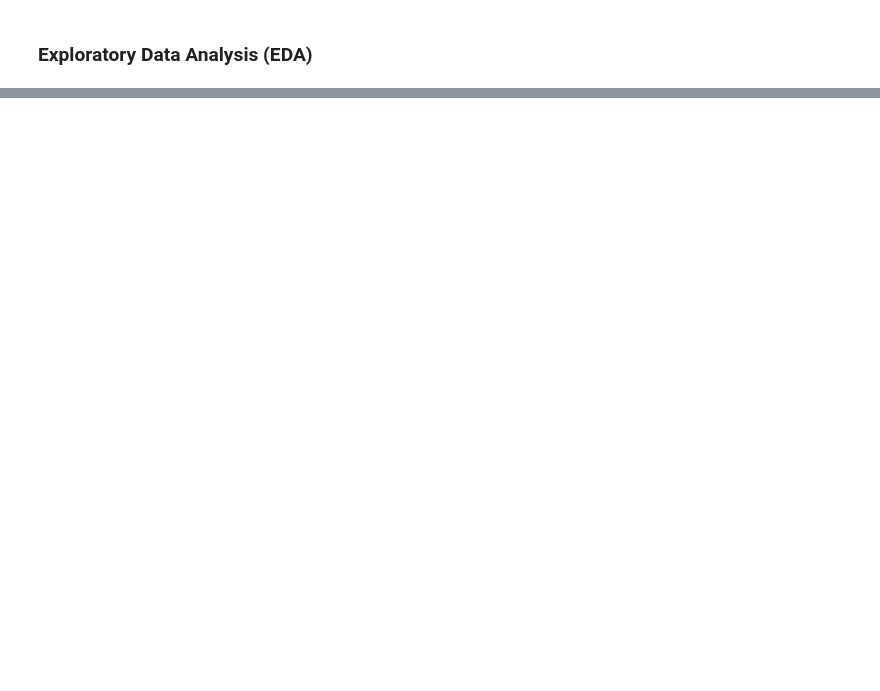
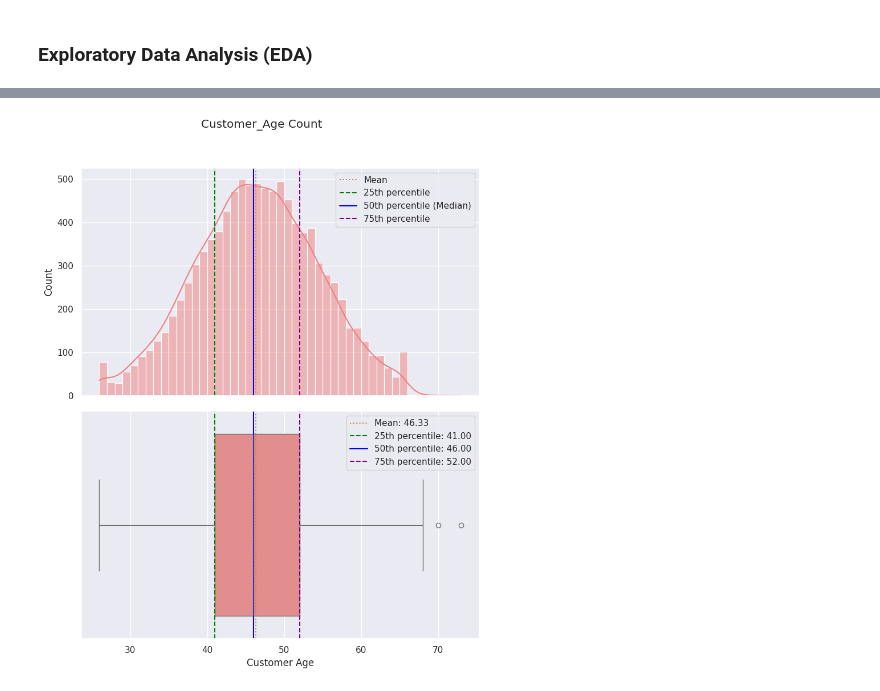
Before and after one commit to Rajesh2015/credit-card-user-churn-prediction, a Jupyter notebook: credit-card-churn-solution.ipynb, the cells around one changed output, grey strips where cells are left out. Drawn from its saved outputs; the diff is of its cells as text; code cells hidden in the pictures; blank space fills up the shorter version.

```diff
--- a/credit-card-churn-solution.ipynb
+++ b/credit-card-churn-solution.ipynb
@@ -1028,0 +1040,5 @@ Name: proportion, dtype: float64
+# %%
+# Distribution  of customer age
+plot_histogram_and_boxplot(df_encod,'Customer_Age',xlabel='Customer Age',ylabel='Count',title='Customer_Age Distribution');
+# %% [output]
+[figure, added]
```
Also changed, not shown: parts of 15 cells of this notebook.
